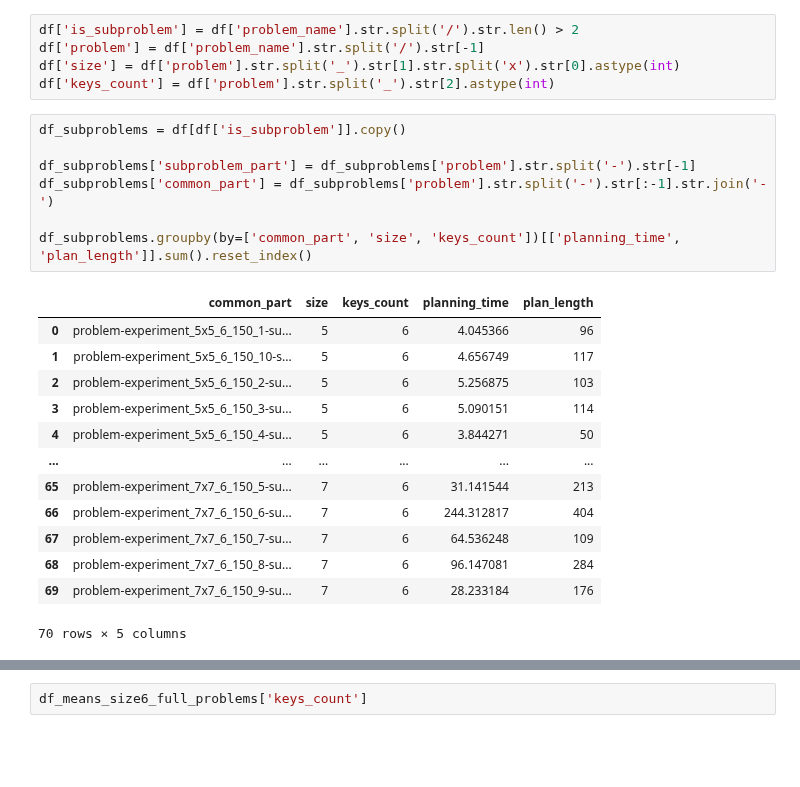
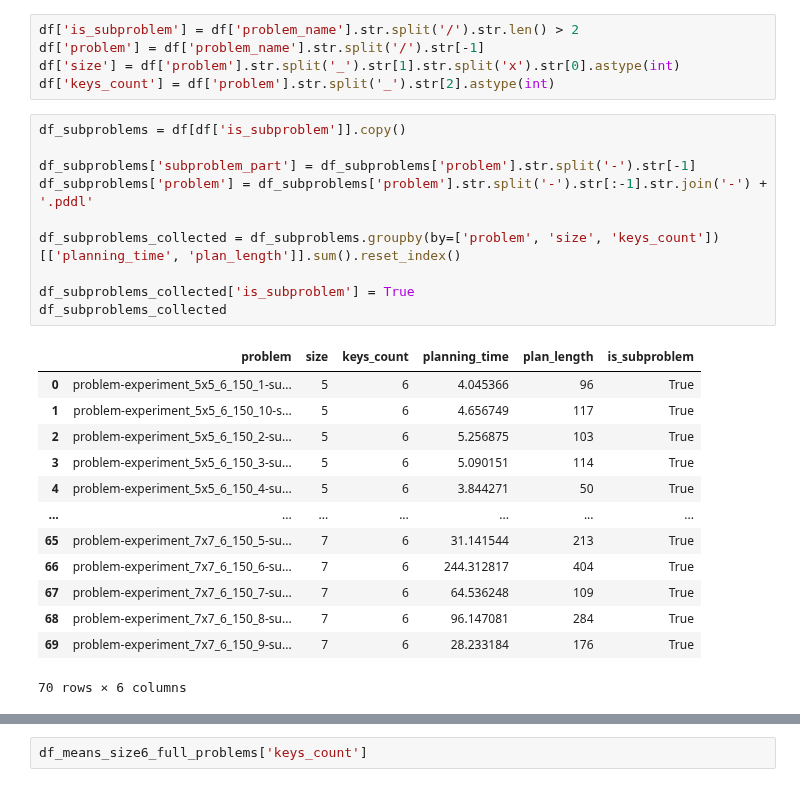
Before and after one commit to piotrkubala/blocky-game, a Jupyter notebook: experiments_plots.ipynb, the cells around one changed output, grey strips where cells are left out. Saved outputs shown, nothing was run; the diff lists cells and outputs as text; blank space fills up the shorter version.

```diff
--- a/experiments_plots.ipynb
+++ b/experiments_plots.ipynb
@@ -20,21 +22,24 @@ df['keys_count'] = df['problem'].str.split('_').str[2].astype(int)
 # %%
 df_subproblems = df[df['is_subproblem']].copy()
 
 df_subproblems['subproblem_part'] = df_subproblems['problem'].str.split('-').str[-1]
-df_subproblems['common_part'] = df_subproblems['problem'].str.split('-').str[:-1].str.join('-')
+df_subproblems['problem'] = df_subproblems['problem'].str.split('-').str[:-1].str.join('-') + '.pddl'
 
-df_subproblems.groupby(by=['common_part', 'size', 'keys_count'])[['planning_time', 'plan_length']].sum().reset_index()
+df_subproblems_collected = df_subproblems.groupby(by=['problem', 'size', 'keys_count'])[['planning_time', 'plan_length']].sum().reset_index()
+
+df_subproblems_collected['is_subproblem'] = True
+df_subproblems_collected
 # %% [output]
-|  | common_part | size | keys_count | planning_time | plan_length |
-| 0 | problem-experiment_5x5_6_150_1-su... | 5 | 6 | 4.045366 | 96 |
-| 1 | problem-experiment_5x5_6_150_10-s... | 5 | 6 | 4.656749 | 117 |
-| 2 | problem-experiment_5x5_6_150_2-su... | 5 | 6 | 5.256875 | 103 |
-| 3 | problem-experiment_5x5_6_150_3-su... | 5 | 6 | 5.090151 | 114 |
-| 4 | problem-experiment_5x5_6_150_4-su... | 5 | 6 | 3.844271 | 50 |
-| ... | ... | ... | ... | ... | ... |
-| 65 | problem-experiment_7x7_6_150_5-su... | 7 | 6 | 31.141544 | 213 |
-| 66 | problem-experiment_7x7_6_150_6-su... | 7 | 6 | 244.312817 | 404 |
-| 67 | problem-experiment_7x7_6_150_7-su... | 7 | 6 | 64.536248 | 109 |
-| 68 | problem-experiment_7x7_6_150_8-su... | 7 | 6 | 96.147081 | 284 |
-| 69 | problem-experiment_7x7_6_150_9-su... | 7 | 6 | 28.233184 | 176 |
+|  | problem | size | keys_count | planning_time | plan_length | is_subproblem |
+| 0 | problem-experiment_5x5_6_150_1-su... | 5 | 6 | 4.045366 | 96 | True |
+| 1 | problem-experiment_5x5_6_150_10-s... | 5 | 6 | 4.656749 | 117 | True |
+| 2 | problem-experiment_5x5_6_150_2-su... | 5 | 6 | 5.256875 | 103 | True |
+| 3 | problem-experiment_5x5_6_150_3-su... | 5 | 6 | 5.090151 | 114 | True |
+| 4 | problem-experiment_5x5_6_150_4-su... | 5 | 6 | 3.844271 | 50 | True |
+| ... | ... | ... | ... | ... | ... | ... |
+| 65 | problem-experiment_7x7_6_150_5-su... | 7 | 6 | 31.141544 | 213 | True |
+| 66 | problem-experiment_7x7_6_150_6-su... | 7 | 6 | 244.312817 | 404 | True |
+| 67 | problem-experiment_7x7_6_150_7-su... | 7 | 6 | 64.536248 | 109 | True |
+| 68 | problem-experiment_7x7_6_150_8-su... | 7 | 6 | 96.147081 | 284 | True |
+| 69 | problem-experiment_7x7_6_150_9-su... | 7 | 6 | 28.233184 | 176 | True |
-70 rows × 5 columns
+70 rows × 6 columns
```
Also changed, not shown: parts of 10 cells of this notebook.
